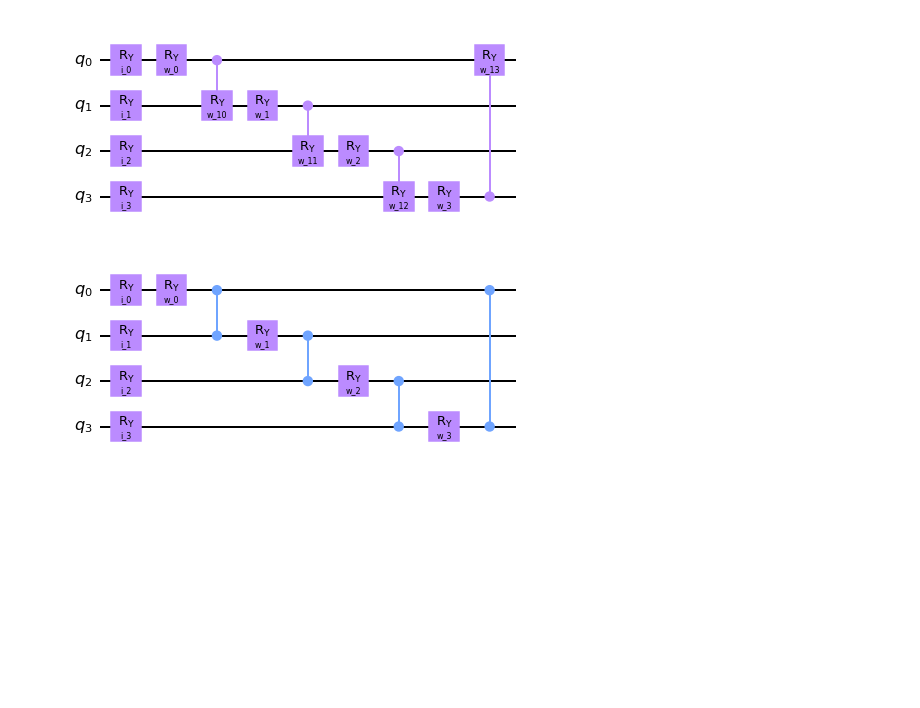
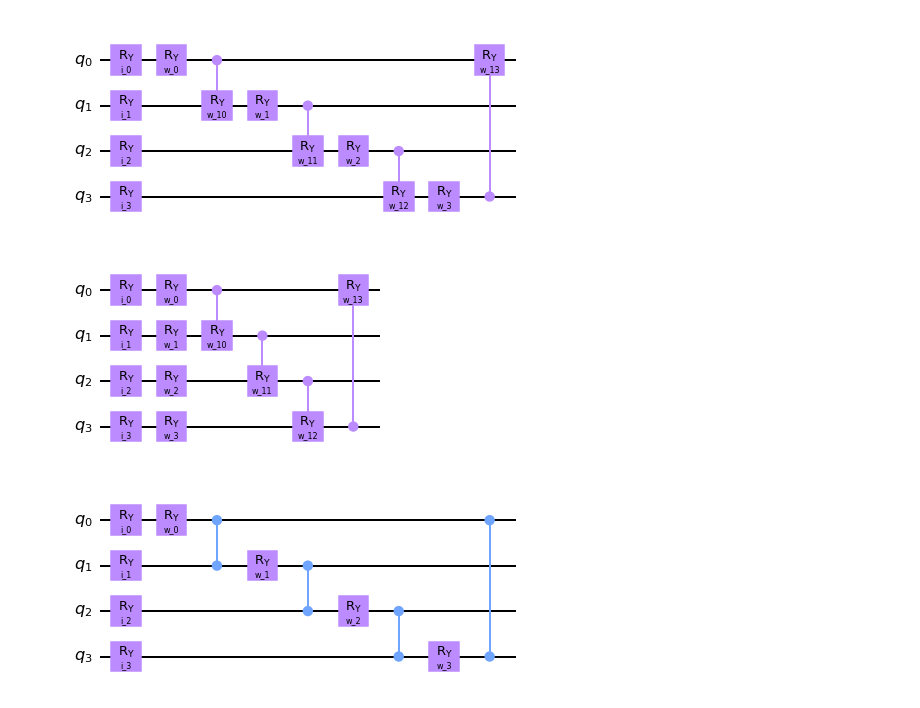
Before and after one commit to RicardoMonteiroSimoes/ZHAW_PAHS212, a Jupyter notebook: jupyter/qiskit_effectiveness_measurment_IRIS.ipynb, the cells around one changed output. Saved outputs shown, nothing was run; the diff lists cells and outputs as text; code cells hidden in the pictures; blank space fills up the shorter version.

Commit message:
Working on data collection

```diff
--- a/jupyter/qiskit_effectiveness_measurment_IRIS.ipynb
+++ b/jupyter/qiskit_effectiveness_measurment_IRIS.ipynb
@@ -95,6 +134,25 @@ circuits.append(qc.decompose().copy())
 circuits[-1].draw('mpl')
 # %% [output]
 [figure]
+# %%
+feature_map = QuantumCircuit(4)
+ansatz = QuantumCircuit(4)
+for i in range(len(data[1])):
+    feature_map.ry(Parameter('i_' + str(i)),i)
+    ansatz.ry(Parameter('w_' + str(i)),i)
+
+for i in range(len(data[1])):
+    ansatz.cry(Parameter('w_' + str(10+i)), i, (i+1)%4)
+
+
+qc = QuantumCircuit(4)
+qc.append(feature_map, range(4))
+qc.append(ansatz, range(4))
+
+circuits.append(qc.decompose().copy())
+circuits[-1].draw('mpl')
+# %% [output]
+[figure, added]
 # %%
 feature_map = QuantumCircuit(4)
 ansatz = QuantumCircuit(4)
```
Also changed, not shown: parts of 16 cells of this notebook, 4 other files.
